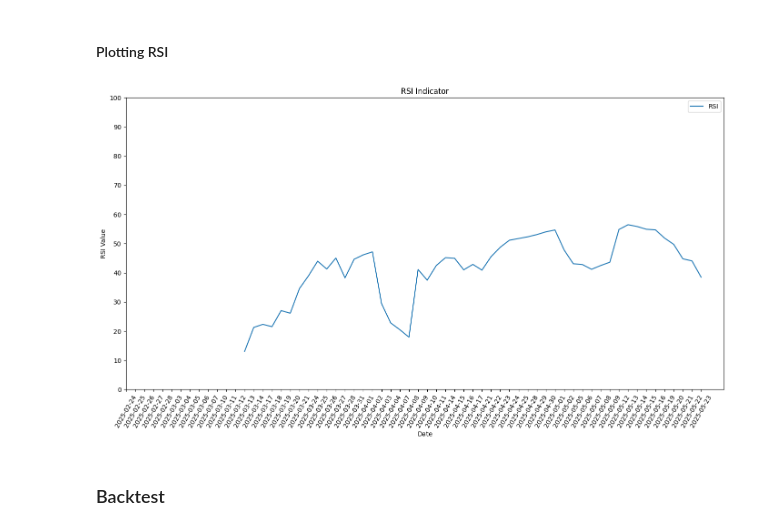
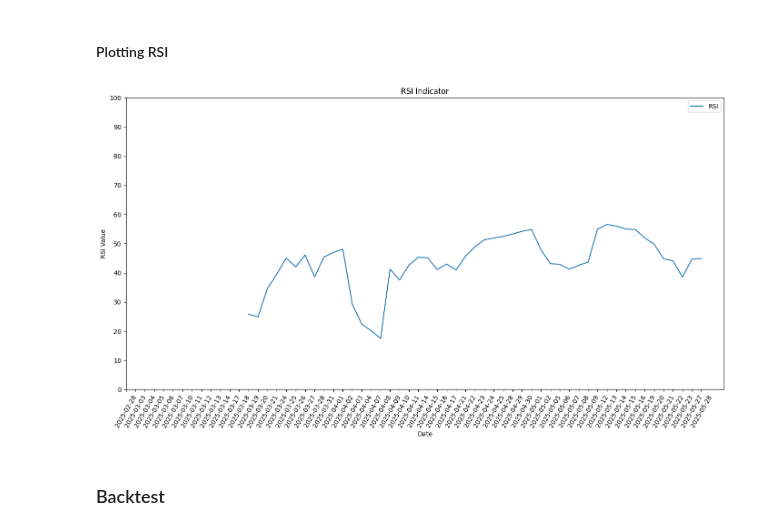
Before and after one commit to HenryGunadi/pyquant-research, a Jupyter notebook: notebooks/rsi_strategy.ipynb, the cells around one changed output. Drawn from its saved outputs; the diff is of its cells as text; code cells hidden in the pictures.

```diff
--- a/notebooks/rsi_strategy.ipynb
+++ b/notebooks/rsi_strategy.ipynb
@@ -111,10 +109,10 @@ Name: rsi, Length: 64, dtype: float64
 # %%
 from utils.visualize import plot_RSI
 
-plot_RSI(data=appl,
+plot_RSI(data=data,
          rsi_values=rsi_values)
 # %% [output]
-[figure, old version]
+[figure, new version]
 # %% [markdown]
 ### Backtest
 # %%
```
Also changed, not shown: parts of 12 cells of this notebook, 5 other files.
